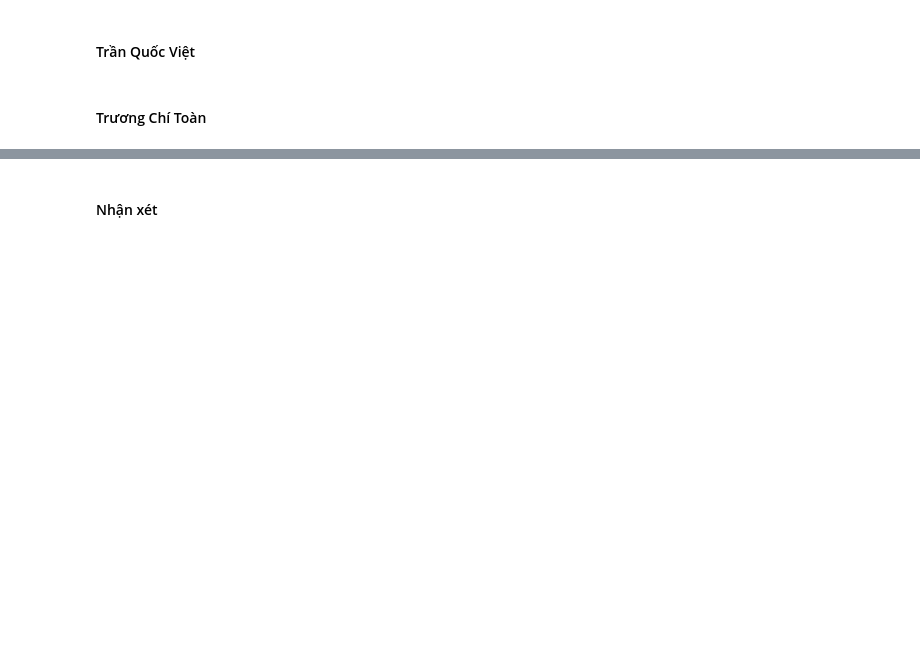
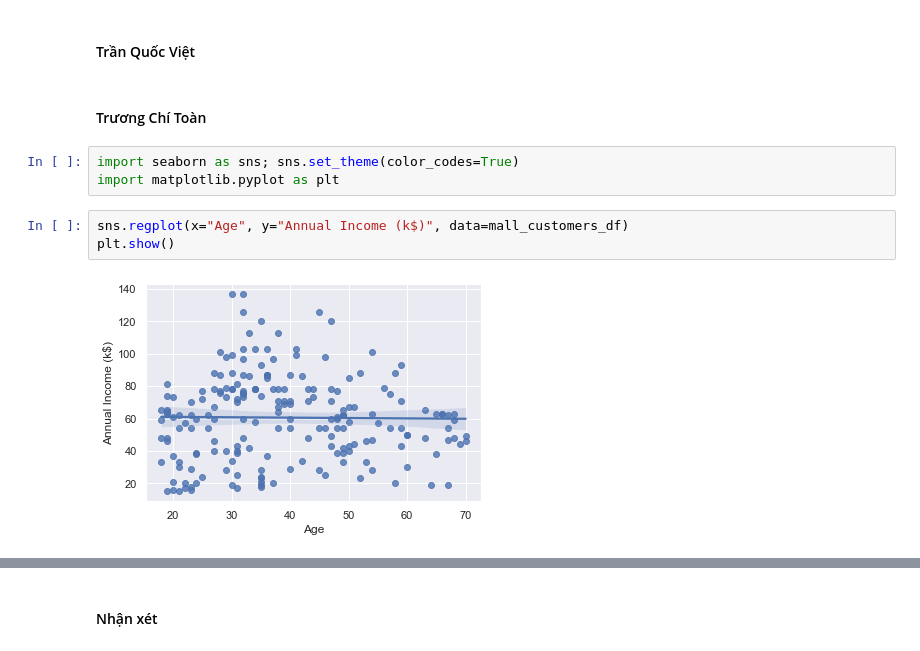
Before and after one commit to vietsimon/CLUSTERING-PROJECT, a Jupyter notebook: Project-3.ipynb, the cells around one changed output, grey strips where cells are left out. Cells and saved outputs as stored; diff of their text form; blank space fills up the shorter version.

```diff
--- a/Project-3.ipynb
+++ b/Project-3.ipynb
@@ -123,3 +123,11 @@ mall_customers_df
 #### Trần Quốc Việt
 # %% [markdown]
 #### Trương Chí Toàn
+# %%
+import seaborn as sns; sns.set_theme(color_codes=True)
+import matplotlib.pyplot as plt
+# %%
+sns.regplot(x="Age", y="Annual Income (k$)", data=mall_customers_df)
+plt.show()
+# %% [output]
+[figure, added]
```
Also changed, not shown: parts of 4 cells of this notebook.
